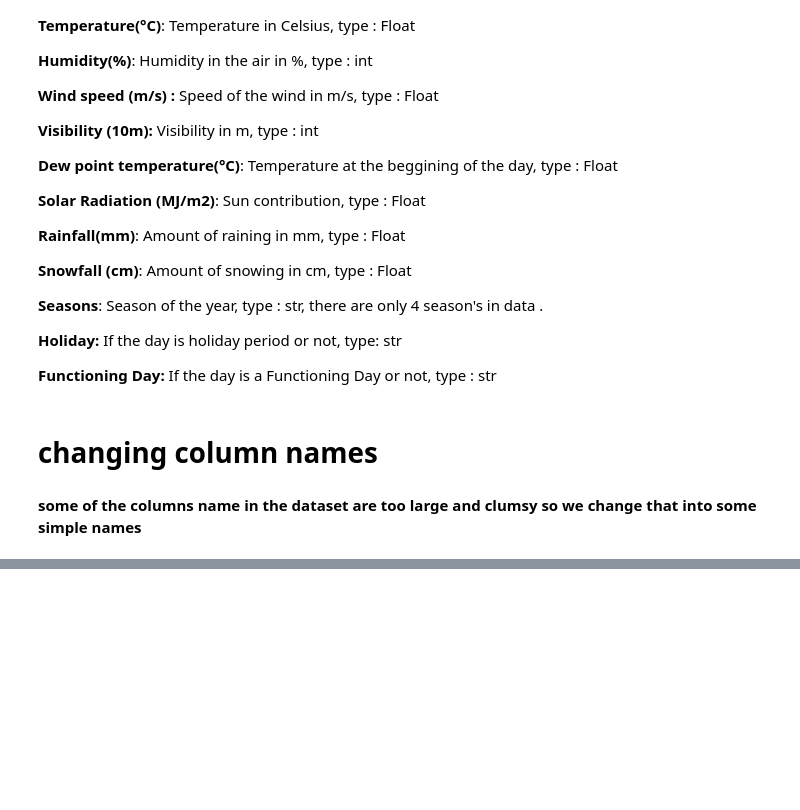
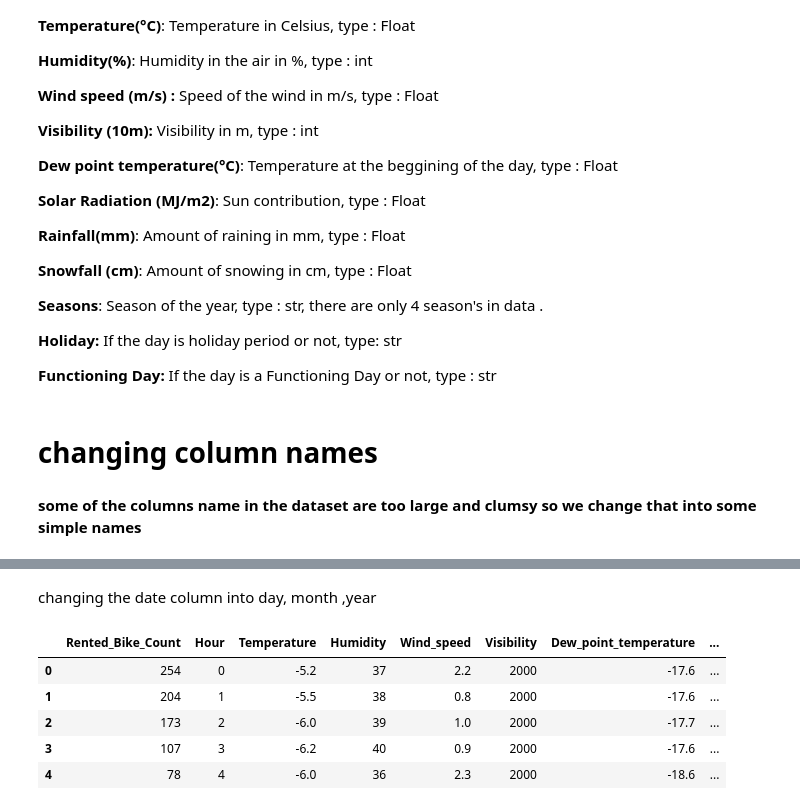
Before and after one commit to abhilashs1/Bike_Sharing_Demand, a Jupyter notebook: Bike_Sharing_Demand.ipynb, the cells around one changed output, grey strips where cells are left out. Cells and saved outputs as stored; diff of their text form; code cells hidden in the pictures; blank space fills up the shorter version.

```diff
--- a/Bike_Sharing_Demand.ipynb
+++ b/Bike_Sharing_Demand.ipynb
@@ -273,0 +282,11 @@ Length: 8760, dtype: bool
+# %%
+bike_df=bike_df.rename(columns= { 'Rented Bike Count':'Rented_Bike_Count',
+                    'Temperature(°C)':'Temperature',
+                    'Humidity(%)':'Humidity',
+                    'Wind speed (m/s)': 'Wind_speed',
+                    'Visibility (10m)':'Visibility',
+                    'Dew point temperature(°C)': 'Dew_point_temperature',
+                    'Solar Radiation (MJ/m2)':'Solar_Radiation',
+                    'Rainfall(mm)':'Rainfall',
+                    'Snowfall (cm)':'Snowfall',
+                    'Functioning Day':'Functioning_day'})
@@ -273,0 +313,23 @@ Length: 8760, dtype: bool
+# %% [markdown]
+changing the date column into day, month ,year
+# %%
+bike_df['Date'] =bike_df['Date'].apply(lambda x:
+                              dt.datetime.strptime(x,'%d/%m/%Y'))
+# %%
+# extracting the year and month from the date feature
+bike_df['year'] = bike_df['Date'].dt.year
+bike_df['month'] = bike_df['Date'].dt.month
+bike_df['day'] = bike_df['Date'].dt.day_name()
+# %%
+# creating a new column of'weekdays_weekend'
+bike_df['weekdays_weekend']=bike_df['day'].apply(lambda x : 1 if x=='Saturday' or x=='Sunday' else 0 )
+bike_df=bike_df.drop(columns=['Date','day','year'],axis=1)
+# %%
+bike_df.head()
+# %% [output]
+|  | Rented_Bike_Count | Hour | Temperature | Humidity | Wind_speed | Visibility | Dew_point_temperature | ... |
+| 0 | 254 | 0 | -5.2 | 37 | 2.2 | 2000 | -17.6 | ... |
+| 1 | 204 | 1 | -5.5 | 38 | 0.8 | 2000 | -17.6 | ... |
+| 2 | 173 | 2 | -6.0 | 39 | 1.0 | 2000 | -17.7 | ... |
+| 3 | 107 | 3 | -6.2 | 40 | 0.9 | 2000 | -17.6 | ... |
+| 4 | 78 | 4 | -6.0 | 36 | 2.3 | 2000 | -18.6 | ... |
```
Also changed, not shown: parts of 4 cells of this notebook.
